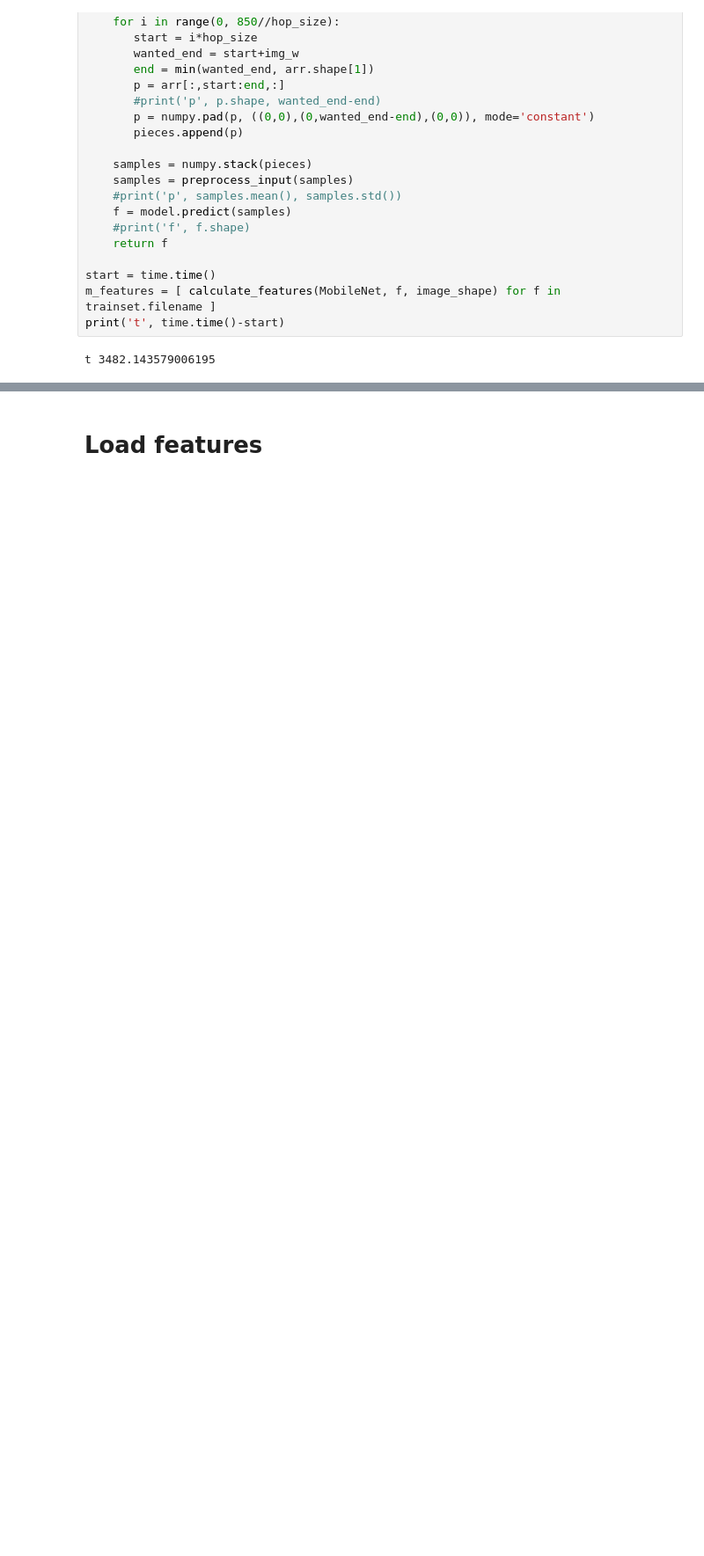
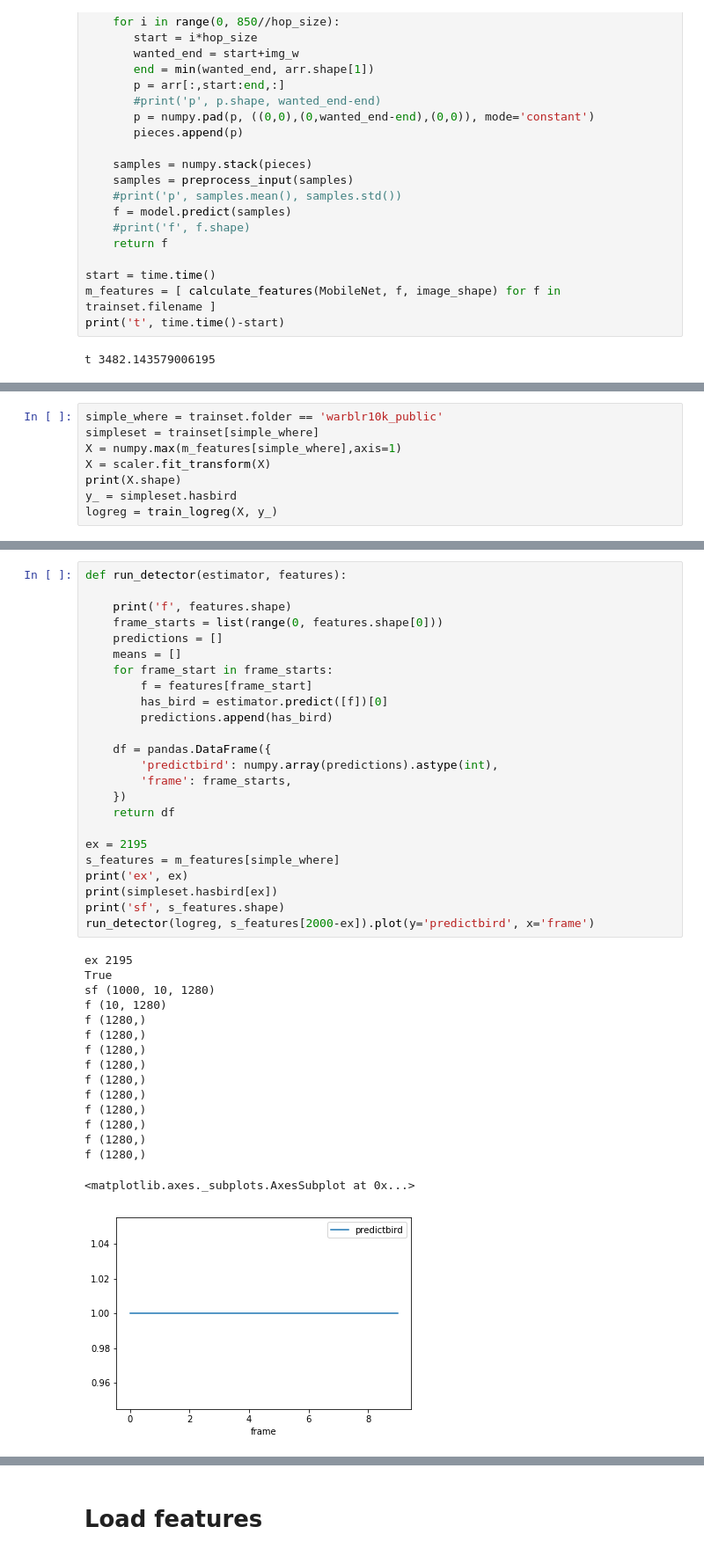
Before and after one commit to jonnor/birddetect, a Jupyter notebook: RandomForest summarization.ipynb, the cells around one changed output, grey strips where cells are left out. Shown at 88% size. Drawn from its saved outputs; the diff is of its cells as text; blank space fills up the shorter version.

```diff
--- a/RandomForest summarization.ipynb
+++ b/RandomForest summarization.ipynb
@@ -191,0 +356,8 @@ val   loss=0.42 accuracy=81.5%
+# %%
+simple_where = trainset.folder == 'warblr10k_public'
+simpleset = trainset[simple_where]
+X = numpy.max(m_features[simple_where],axis=1)
+X = scaler.fit_transform(X)
+print(X.shape)
+y_ = simpleset.hasbird
+logreg = train_logreg(X, y_)
@@ -191,0 +369,41 @@ val   loss=0.42 accuracy=81.5%
+# %%
+def run_detector(estimator, features):
+
+    print('f', features.shape)
+    frame_starts = list(range(0, features.shape[0]))
+    predictions = []
+    means = []
+    for frame_start in frame_starts:
+        f = features[frame_start]
+        has_bird = estimator.predict([f])[0]
+        predictions.append(has_bird)
+
+    df = pandas.DataFrame({
+        'predictbird': numpy.array(predictions).astype(int),
+        'frame': frame_starts,
+    })
+    return df
+
+ex = 2195
+s_features = m_features[simple_where]
+print('ex', ex)
+print(simpleset.hasbird[ex])
+print('sf', s_features.shape)
+run_detector(logreg, s_features[2000-ex]).plot(y='predictbird', x='frame')
+# %% [output]
+ex 2195
+True
+sf (1000, 10, 1280)
+f (10, 1280)
+f (1280,)
+f (1280,)
+f (1280,)
+f (1280,)
+f (1280,)
+f (1280,)
+f (1280,)
+f (1280,)
+f (1280,)
+f (1280,)
+<matplotlib.axes._subplots.AxesSubplot at 0x...>
+[figure, added]
```
Also changed, not shown: parts of 11 cells of this notebook.
